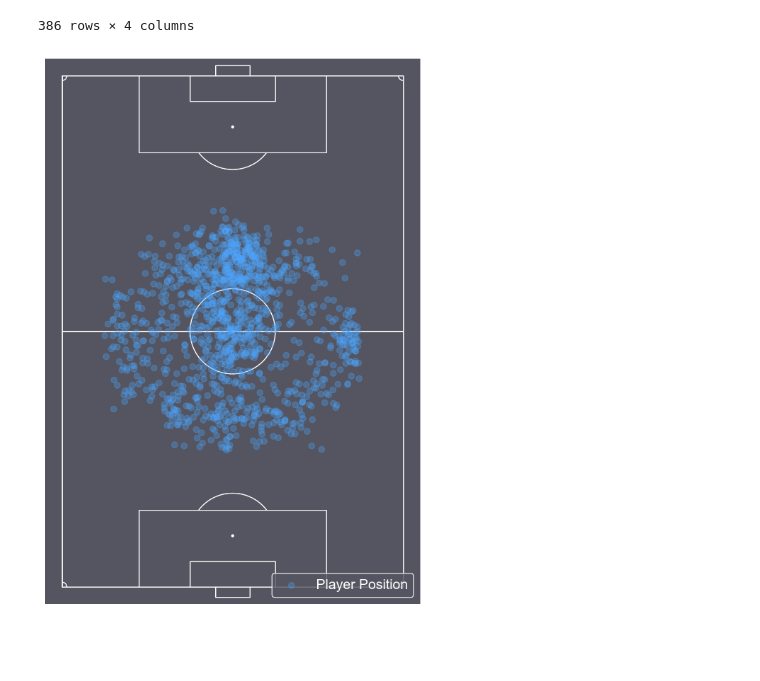
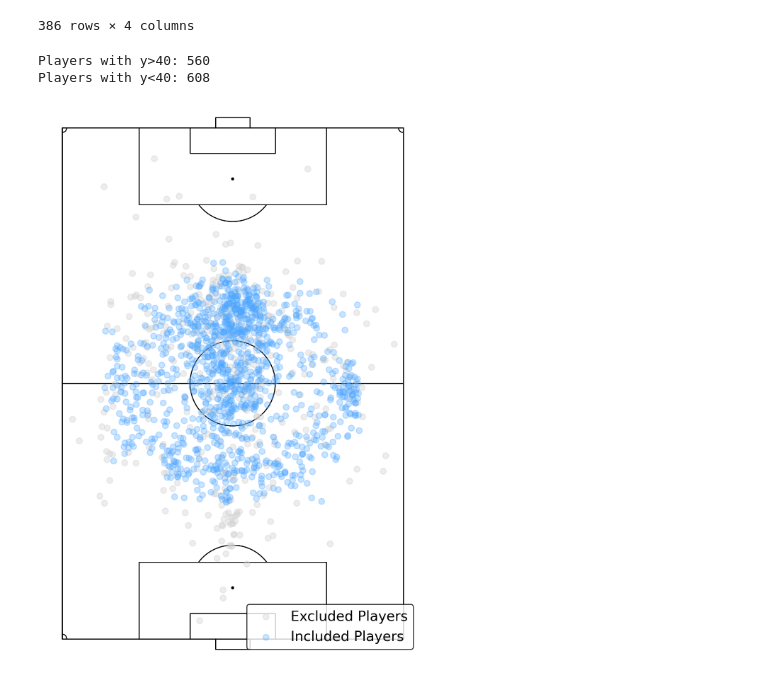
Before and after one commit to G4din/Examensarbete-PlaymakerAI, a Jupyter notebook: position_clusters.ipynb, the cells around one changed output. Cells and saved outputs as stored; diff of their text form; code cells hidden in the pictures; blank space fills up the shorter version.

```diff
--- a/position_clusters.ipynb
+++ b/position_clusters.ipynb
@@ -85,6 +85,13 @@ df.loc[df['xpos'] < 32, 'position'] = 'GK'
 # Put all the GK in a new dataframe
 df_gk = df[df['position'] == 'GK']
 df = df[df['position'] != 'GK']
+# %%
+# Print how mant of the players have y>40 and y<40
+print('Players with y>40: ' + str(len(df[df['ypos'] > 40])))
+print('Players with y<40: ' + str(len(df[df['ypos'] < 40])))
+# %% [output]
+Players with y>40: 560
+Players with y<40: 608
 # %%
 # Take out all the xpos and ypos
 x_pos = df['xpos']
@@ -94,20 +101,17 @@ x_pos2 = df2['xpos']
 y_pos2 = df2['ypos']
 # %%
 # Plot on a pitch with a heatmap of the scatters
-pitch = VerticalPitch(half=False, goal_type='box', corner_arcs=True, pitch_color='#545560', line_color='white', linewidth=1)
+pitch = VerticalPitch(half=False, goal_type='box', corner_arcs=True, pitch_color='white', line_color='black', linewidth=1)
 fig, ax = pitch.draw(figsize=(8,8))
 
 # Scatter
-pitch.scatter(x_pos, y_pos, ax=ax, color='#4da6ff', alpha=0.3, label='Player Position')
+pitch.scatter(x_pos2, y_pos2, ax=ax, color='lightgrey', alpha=0.4, label='Excluded Players')
+pitch.scatter(x_pos, y_pos, ax=ax, color='#4da6ff', alpha=0.3, label='Included Players')
 
 # Create a legend and set the facecolor, edgecolor, and fontsize
-legend = ax.legend(loc='lower right', facecolor='#545560', edgecolor='white', fontsize=14)
-
-# Set the color of the legend text to white
-for text in legend.get_texts():
-    text.set_color('white')
+legend = ax.legend(loc='lower right', facecolor='white', edgecolor='black', fontsize=14)
 # %% [output]
-[figure, old version]
+[figure, new version]
 # %%
 data = list(zip(x_pos, y_pos))
 
```
Also changed, not shown: parts of 5 cells of this notebook.
